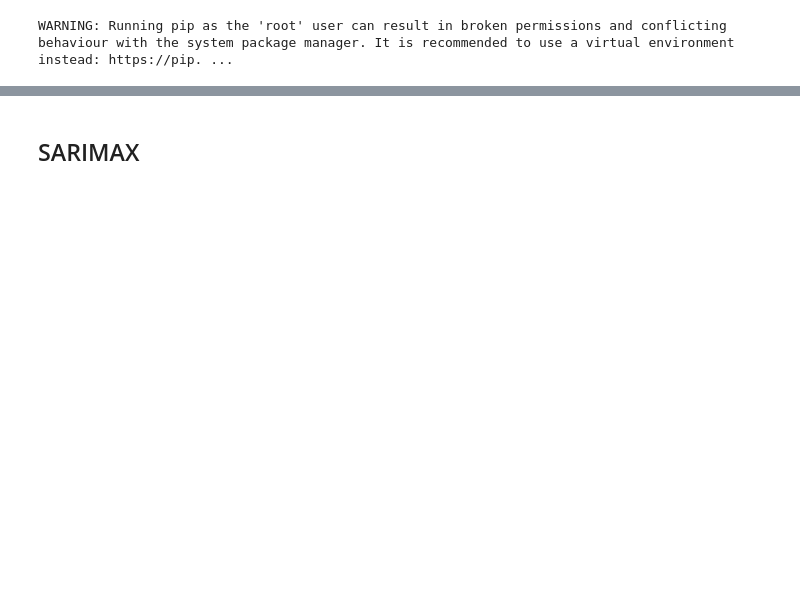
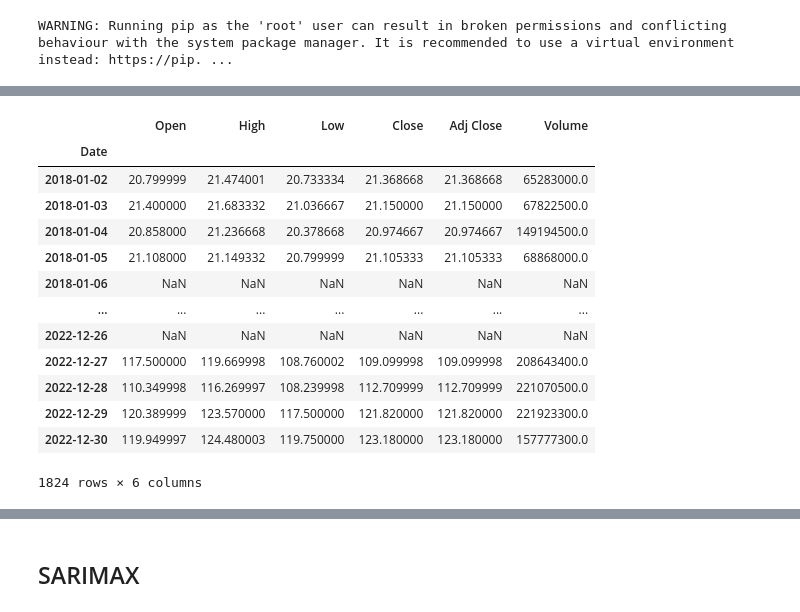
Before and after one commit to Aerospacerr/Thesis, a Jupyter notebook: time-series-arima-lstm.ipynb, the cells around one changed output, grey strips where cells are left out. Saved outputs shown, nothing was run; the diff lists cells and outputs as text; code cells hidden in the pictures; blank space fills up the shorter version.

```diff
--- a/time-series-arima-lstm.ipynb
+++ b/time-series-arima-lstm.ipynb
@@ -44,0 +99,17 @@ WARNING: Running pip as the 'root' user can result in broken permissions and con
+# %%
+data.asfreq(freq='D')
+# %% [output]
+|  | Open | High | Low | Close | Adj Close | Volume |
+| Date |  |  |  |  |  |  |
+| 2018-01-02 | 20.799999 | 21.474001 | 20.733334 | 21.368668 | 21.368668 | 65283000.0 |
+| 2018-01-03 | 21.400000 | 21.683332 | 21.036667 | 21.150000 | 21.150000 | 67822500.0 |
+| 2018-01-04 | 20.858000 | 21.236668 | 20.378668 | 20.974667 | 20.974667 | 149194500.0 |
+| 2018-01-05 | 21.108000 | 21.149332 | 20.799999 | 21.105333 | 21.105333 | 68868000.0 |
+| 2018-01-06 | NaN | NaN | NaN | NaN | NaN | NaN |
+| ... | ... | ... | ... | ... | ... | ... |
+| 2022-12-26 | NaN | NaN | NaN | NaN | NaN | NaN |
+| 2022-12-27 | 117.500000 | 119.669998 | 108.760002 | 109.099998 | 109.099998 | 208643400.0 |
+| 2022-12-28 | 110.349998 | 116.269997 | 108.239998 | 112.709999 | 112.709999 | 221070500.0 |
+| 2022-12-29 | 120.389999 | 123.570000 | 117.500000 | 121.820000 | 121.820000 | 221923300.0 |
+| 2022-12-30 | 119.949997 | 124.480003 | 119.750000 | 123.180000 | 123.180000 | 157777300.0 |
+1824 rows × 6 columns
```
Also changed, not shown: parts of 14 cells of this notebook.
